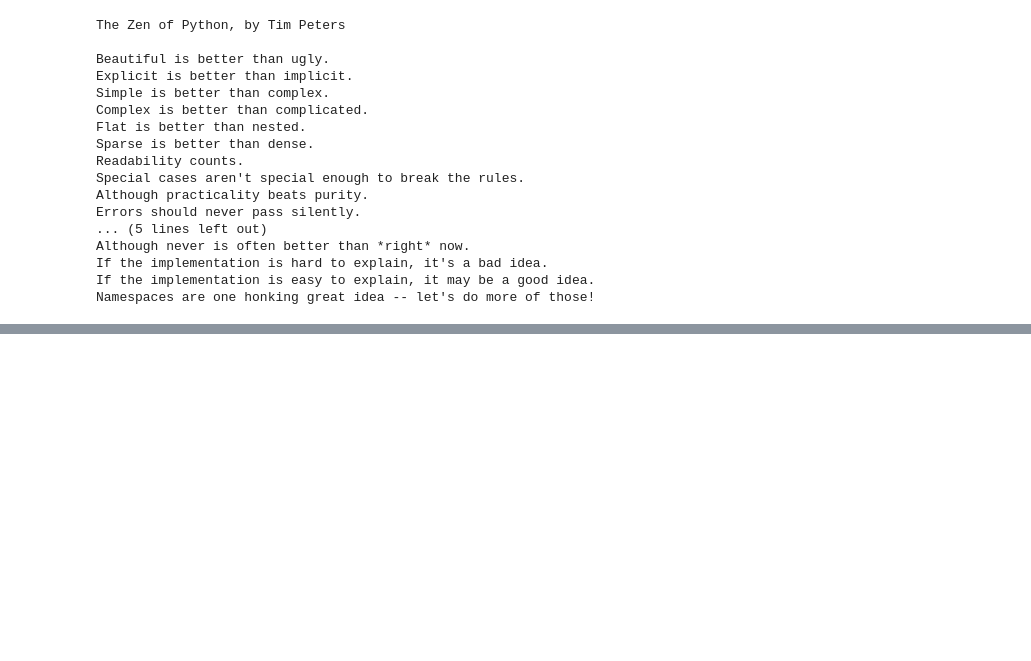
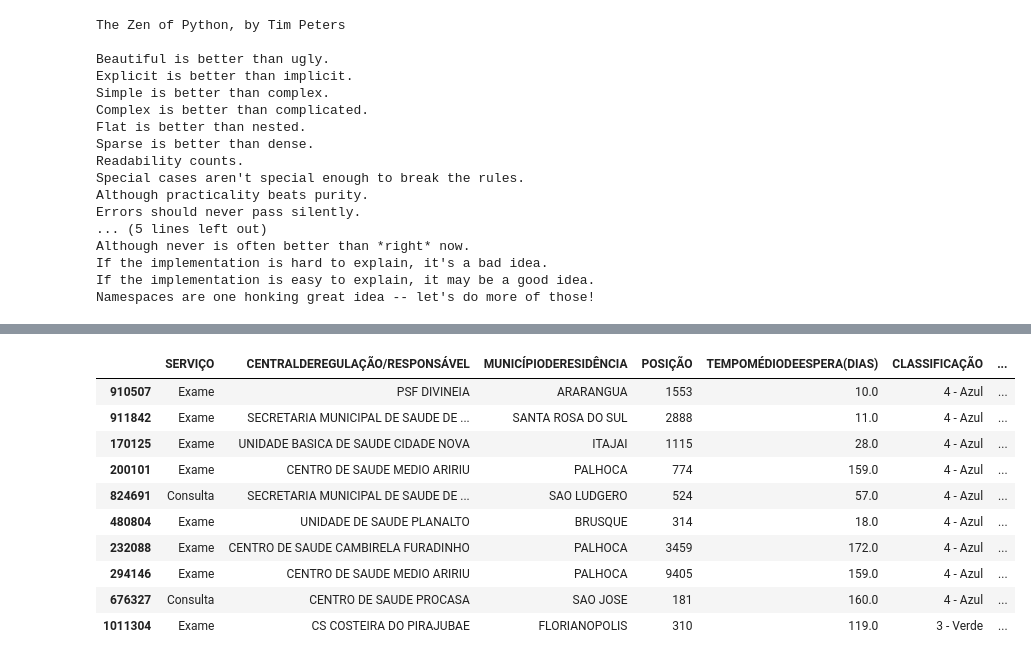
Before and after one commit to liliarc96/Analise_Dados_Publicos_Pandas, a Jupyter notebook: Curso de Análise de Dados Públicos.ipynb, the cells around one changed output, grey strips where cells are left out. Cells and saved outputs as stored; diff of their text form; code cells hidden in the pictures; blank space fills up the shorter version.

```diff
--- a/Curso de Análise de Dados Públicos.ipynb
+++ b/Curso de Análise de Dados Públicos.ipynb
@@ -392,3 +392,12 @@ Although never is often better than *right* now.
 If the implementation is hard to explain, it's a bad idea.
 If the implementation is easy to explain, it may be a good idea.
 Namespaces are one honking great idea -- let's do more of those!
+# %%
+import pandas as pd
+import seaborn as sb
+low_memory=False
+%matplotlib inline
+#número máximo de colunas
+pd.options.display.max_columns = 80
+#número máximo de linhas
+pd.options.display.max_rows = 90
@@ -394,0 +452,15 @@ Namespaces are one honking great idea -- let's do more of those!
+# %%
+#group - agrupa; plot - faz o gráfico; barh
+df.sample(10)
+# %% [output]
+|  | SERVIÇO | CENTRALDEREGULAÇÃO/RESPONSÁVEL | MUNICÍPIODERESIDÊNCIA | POSIÇÃO | TEMPOMÉDIODEESPERA(DIAS) | CLASSIFICAÇÃO | ... |
+| 910507 | Exame | PSF DIVINEIA | ARARANGUA | 1553 | 10.0 | 4 - Azul | ... |
+| 911842 | Exame | SECRETARIA MUNICIPAL DE SAUDE DE ... | SANTA ROSA DO SUL | 2888 | 11.0 | 4 - Azul | ... |
+| 170125 | Exame | UNIDADE BASICA DE SAUDE CIDADE NOVA | ITAJAI | 1115 | 28.0 | 4 - Azul | ... |
+| 200101 | Exame | CENTRO DE SAUDE MEDIO ARIRIU | PALHOCA | 774 | 159.0 | 4 - Azul | ... |
+| 824691 | Consulta | SECRETARIA MUNICIPAL DE SAUDE DE ... | SAO LUDGERO | 524 | 57.0 | 4 - Azul | ... |
+| 480804 | Exame | UNIDADE DE SAUDE PLANALTO | BRUSQUE | 314 | 18.0 | 4 - Azul | ... |
+| 232088 | Exame | CENTRO DE SAUDE CAMBIRELA FURADINHO | PALHOCA | 3459 | 172.0 | 4 - Azul | ... |
+| 294146 | Exame | CENTRO DE SAUDE MEDIO ARIRIU | PALHOCA | 9405 | 159.0 | 4 - Azul | ... |
+| 676327 | Consulta | CENTRO DE SAUDE PROCASA | SAO JOSE | 181 | 160.0 | 4 - Azul | ... |
+| 1011304 | Exame | CS COSTEIRA DO PIRAJUBAE | FLORIANOPOLIS | 310 | 119.0 | 3 - Verde | ... |
```
Also changed, not shown: parts of 20 cells of this notebook.
